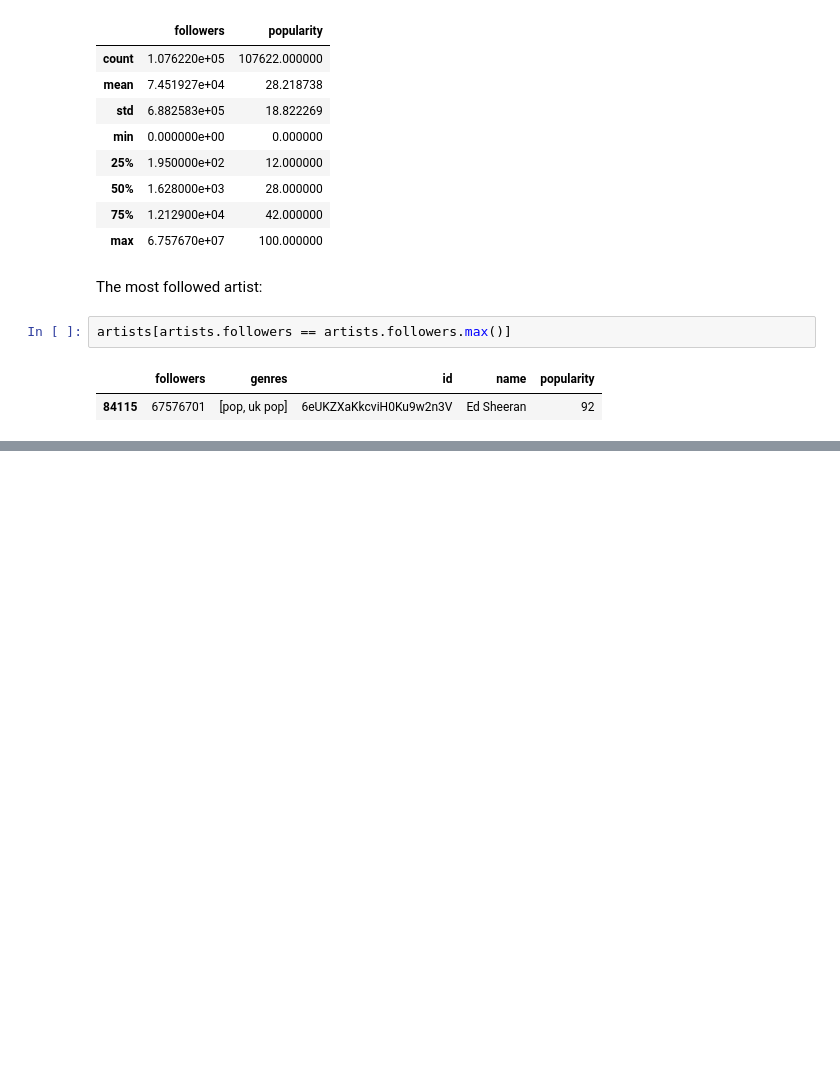
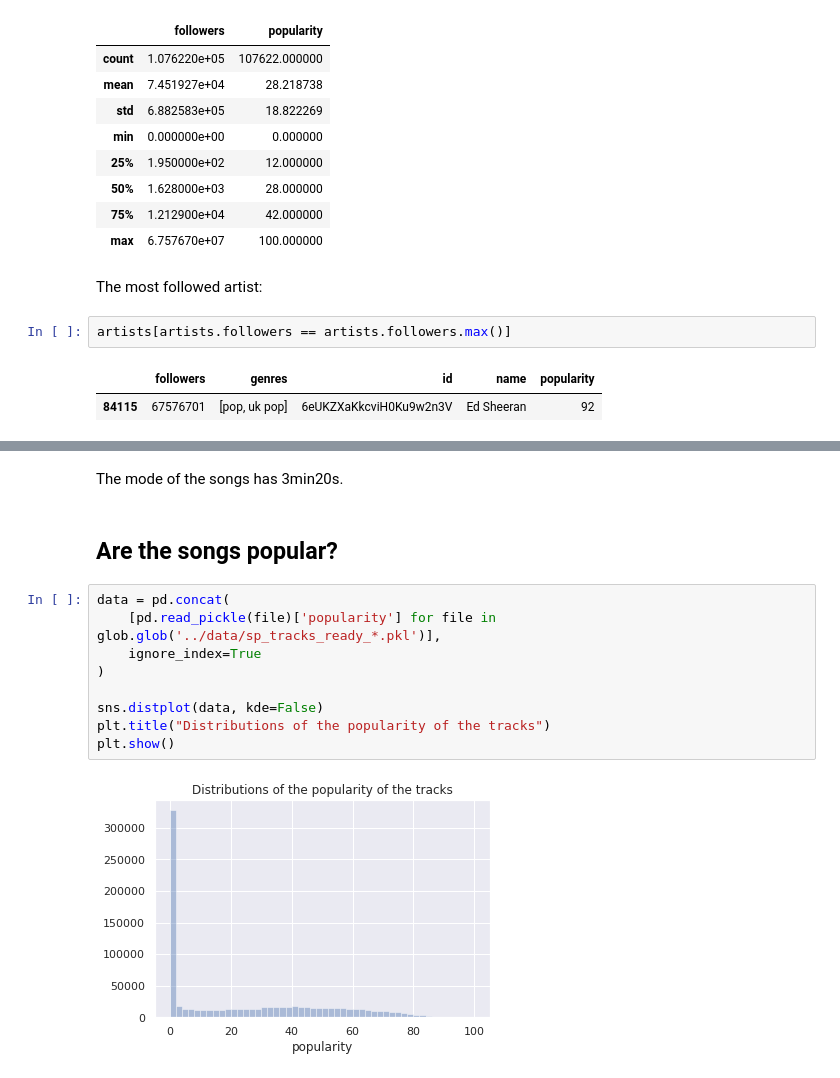
Before and after one commit to lucasresck/espotifai, a Jupyter notebook: notebooks/spotify_analysis.ipynb, the cells around one changed output, grey strips where cells are left out. Saved outputs shown, nothing was run; the diff lists cells and outputs as text; blank space fills up the shorter version.

```diff
--- a/notebooks/spotify_analysis.ipynb
+++ b/notebooks/spotify_analysis.ipynb
@@ -437,0 +501,15 @@ artists[artists.followers == artists.followers.max()]
+# %% [markdown]
+The mode of the songs has 3min20s.
+# %% [markdown]
+## Are the songs popular?
+# %%
+data = pd.concat(
+    [pd.read_pickle(file)['popularity'] for file in glob.glob('../data/sp_tracks_ready_*.pkl')],
+    ignore_index=True
+)
+
+sns.distplot(data, kde=False)
+plt.title("Distributions of the popularity of the tracks")
+plt.show()
+# %% [output]
+[figure, added]
```
Also changed, not shown: parts of 61 cells of this notebook.
